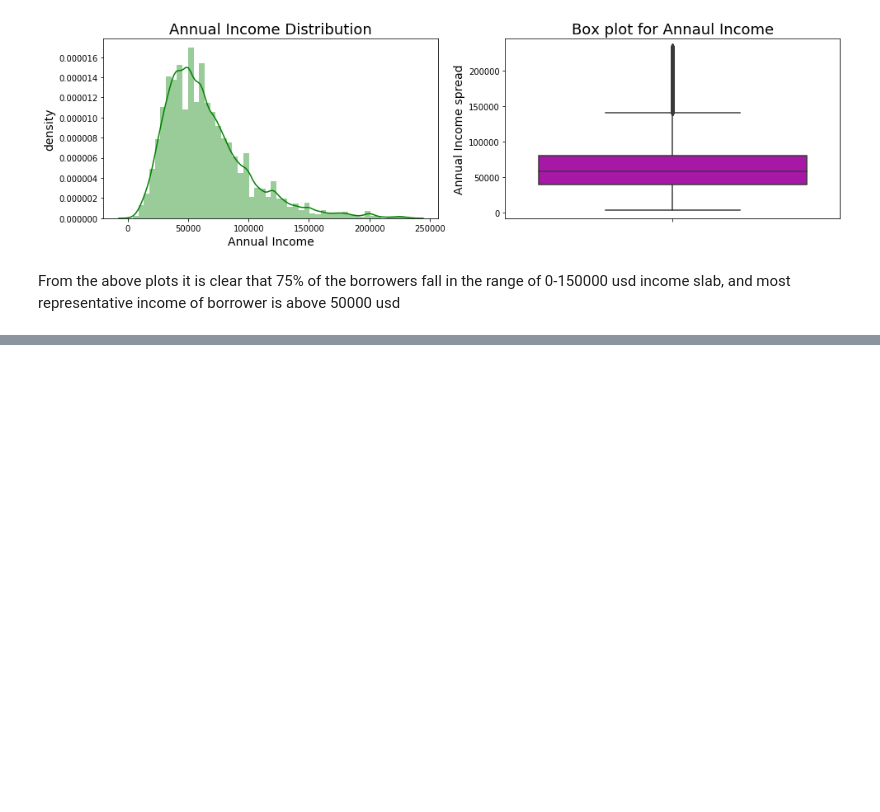
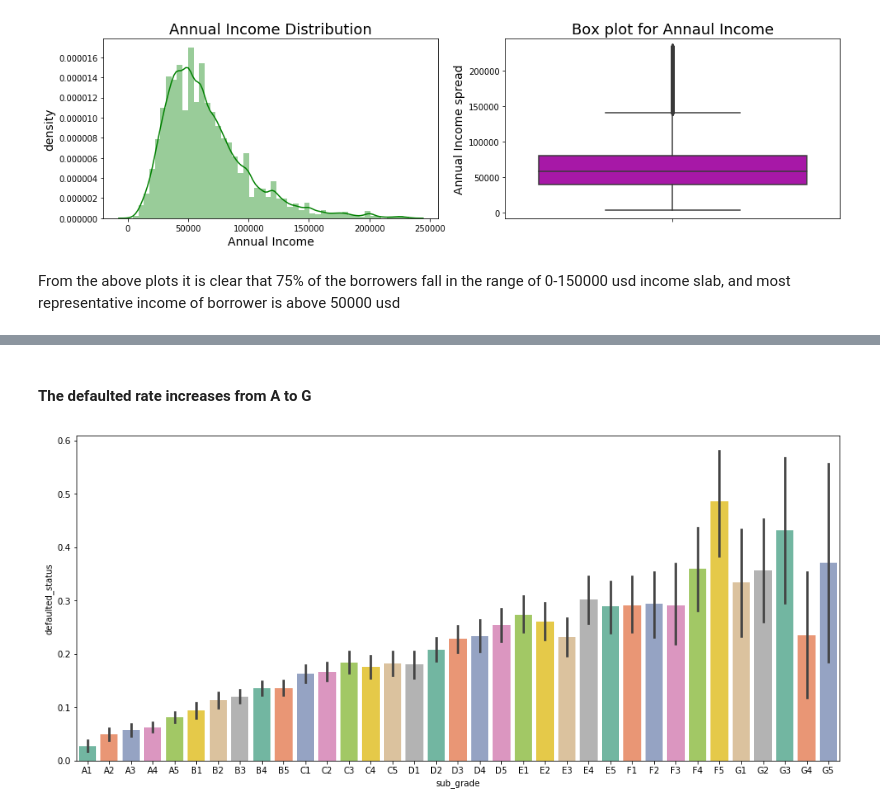
Before and after one commit to meghanaReddyk/LendingClub, a Jupyter notebook: Lending_club.ipynb, the cells around one changed output, grey strips where cells are left out. Saved outputs shown, nothing was run; the diff lists cells and outputs as text; code cells hidden in the pictures; blank space fills up the shorter version.

```diff
--- a/Lending_club.ipynb
+++ b/Lending_club.ipynb
@@ -293,0 +292,9 @@ From the above plots it is clear that 75% of the borrowers fall in the range of
+# %% [markdown]
+ #### The defaulted rate increases from A to G
+# %%
+# subgrade with  defaulted status
+plt.figure(figsize=(16,7))
+sns.barplot(x='sub_grade', y='defaulted_status',data=loan_sorted,palette="Set2")
+plt.show()
+# %% [output]
+[figure, added]
```
Also changed, not shown: parts of 15 cells of this notebook.
